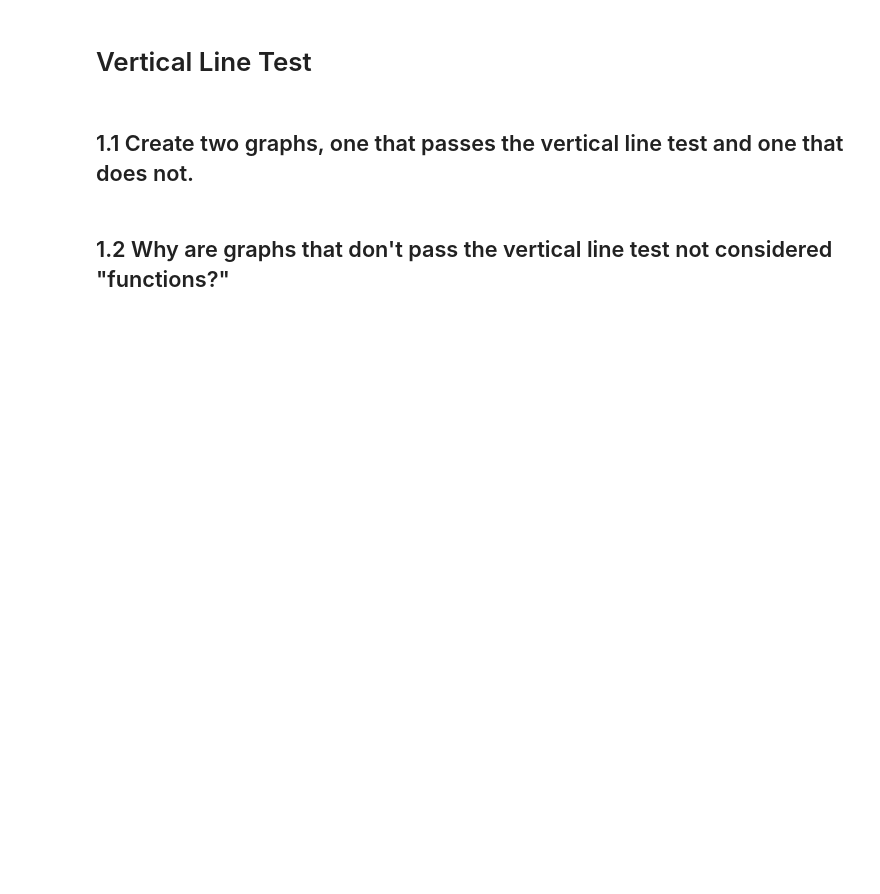
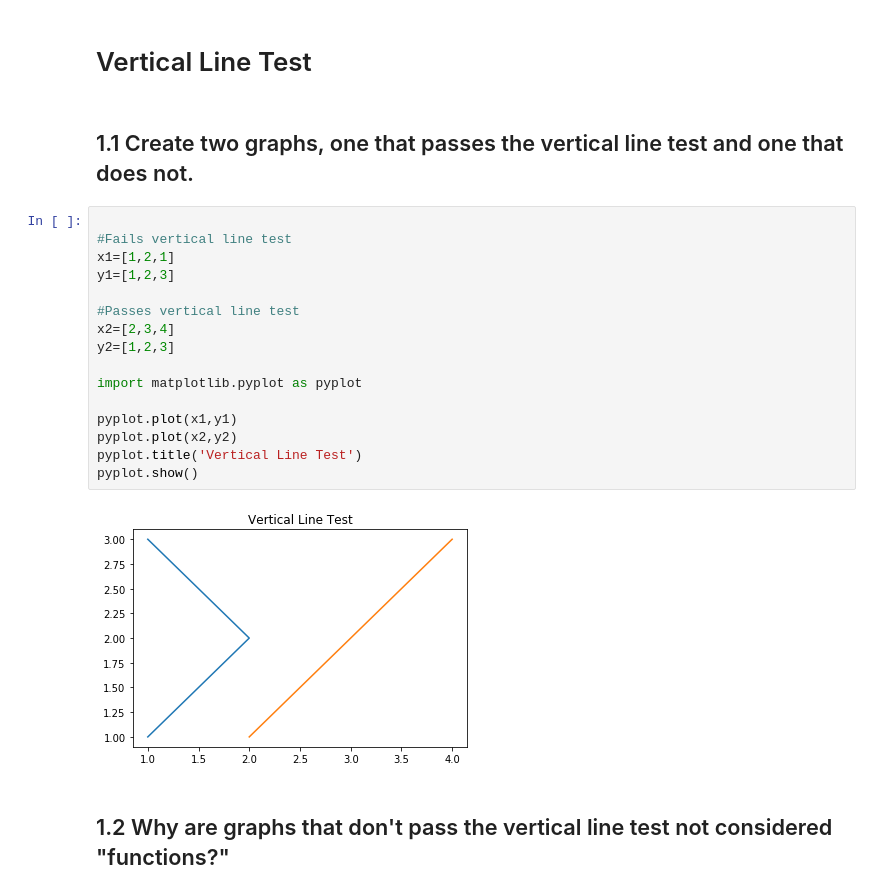
Before and after one commit to sean0027/DS-Unit-1-Sprint-3-Linear-Algebra, a Jupyter notebook: module3-dimensionality-reduction/LS_DS_133_High_Dimensional_Data_Assignment.ipynb, the cells around one changed output. Drawn from its saved outputs; the diff is of its cells as text; blank space fills up the shorter version.

```diff
--- a/module3-dimensionality-reduction/LS_DS_133_High_Dimensional_Data_Assignment.ipynb
+++ b/module3-dimensionality-reduction/LS_DS_133_High_Dimensional_Data_Assignment.ipynb
@@ -2,6 +2,24 @@
 # Vertical Line Test
 # %% [markdown]
 ## 1.1 Create two graphs, one that passes the vertical line test and one that does not.
+# %%
+
+#Fails vertical line test
+x1=[1,2,1]
+y1=[1,2,3]
+
+#Passes vertical line test
+x2=[2,3,4]
+y2=[1,2,3]
+
+import matplotlib.pyplot as pyplot
+
+pyplot.plot(x1,y1)
+pyplot.plot(x2,y2)
+pyplot.title('Vertical Line Test')
+pyplot.show()
+# %% [output]
+[figure, added]
 # %% [markdown]
 ## 1.2 Why are graphs that don't pass the vertical line test not considered "functions?"
 # %% [markdown]
```
